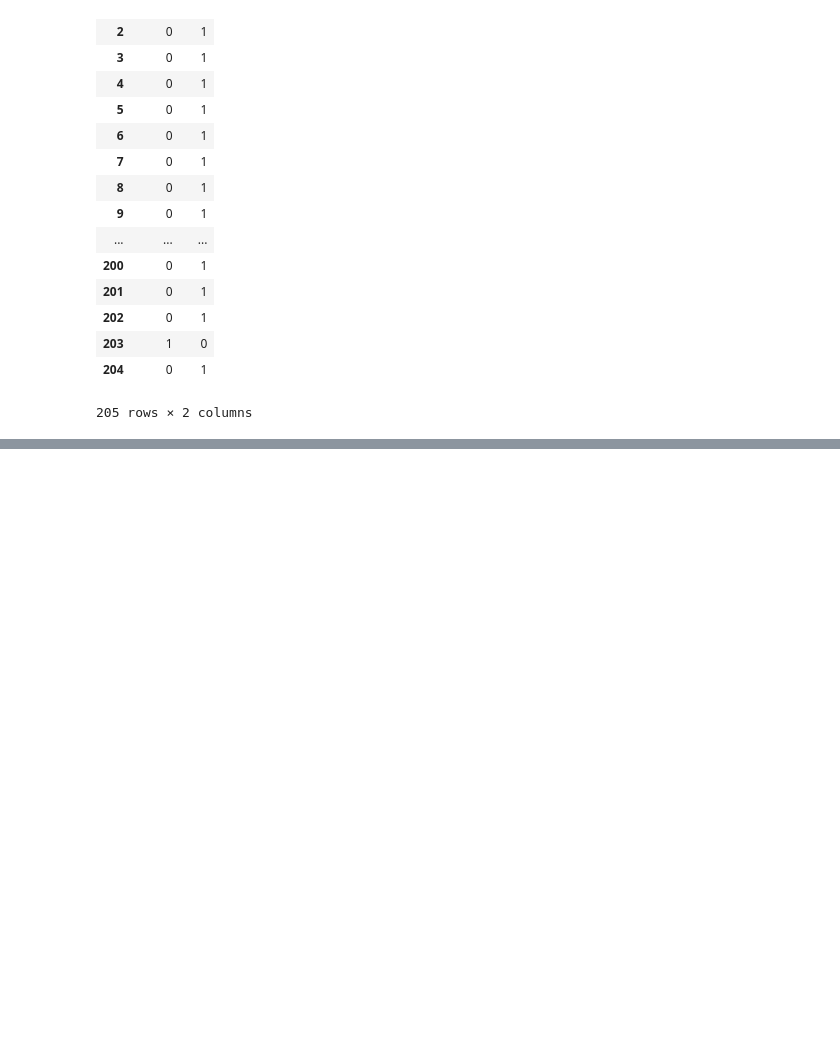
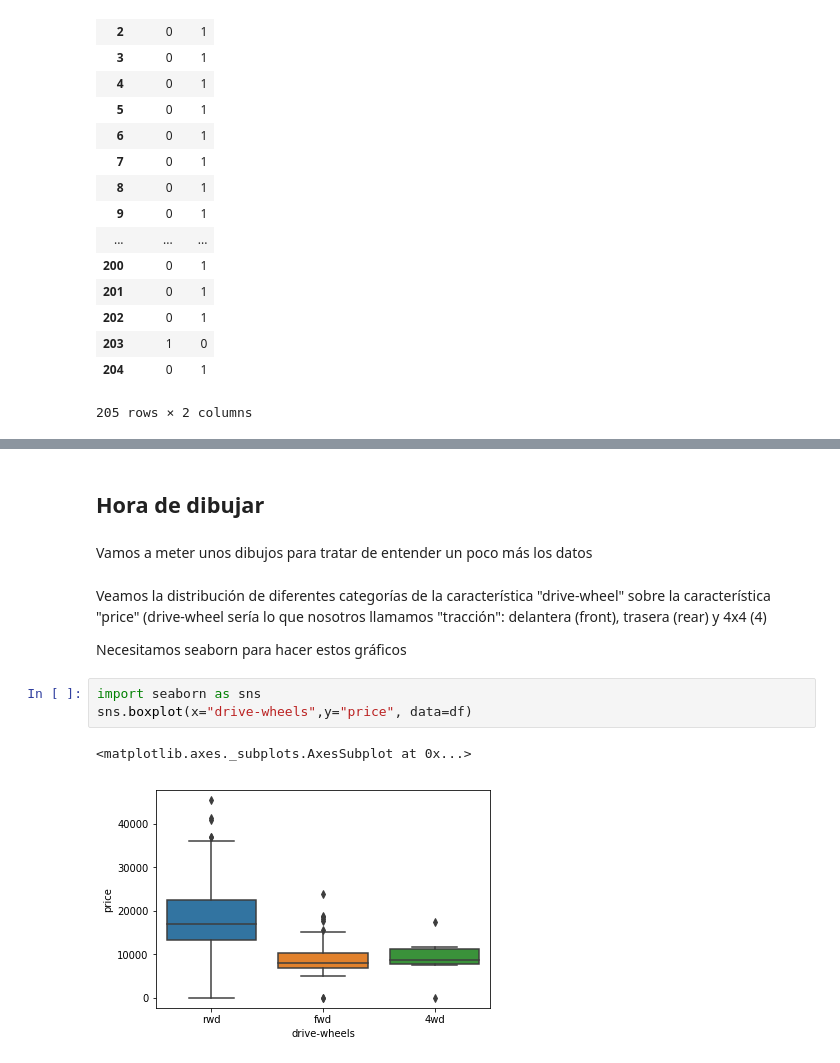
Before and after one commit to ger-velazquez/Curso_DS, a Jupyter notebook: AnalyzingData/Emprolijando datos.ipynb, the cells around one changed output, grey strips where cells are left out. Drawn from its saved outputs; the diff is of its cells as text; blank space fills up the shorter version.

Commit message:
Agrego unos gráficos (cajas y dispersion) para analizar por arriba los datos

```diff
--- a/AnalyzingData/Emprolijando datos.ipynb
+++ b/AnalyzingData/Emprolijando datos.ipynb
@@ -222,0 +286,14 @@ pd.get_dummies(df['fuel-type'])
+# %% [markdown]
+## Hora de dibujar
+# %% [markdown]
+Vamos a meter unos dibujos para tratar de entender un poco más los datos
+# %% [markdown]
+Veamos la distribución de diferentes categorías de la característica "drive-wheel" sobre la característica "price" (drive-wheel sería lo que nosotros llamamos "tracción": delantera (front), trasera (rear) y 4x4 (4)
+
+Necesitamos seaborn para hacer estos gráficos
+# %%
+import seaborn as sns
+sns.boxplot(x="drive-wheels",y="price", data=df)
+# %% [output]
+<matplotlib.axes._subplots.AxesSubplot at 0x...>
+[figure, added]
```
Also changed, not shown: parts of 11 cells of this notebook.
